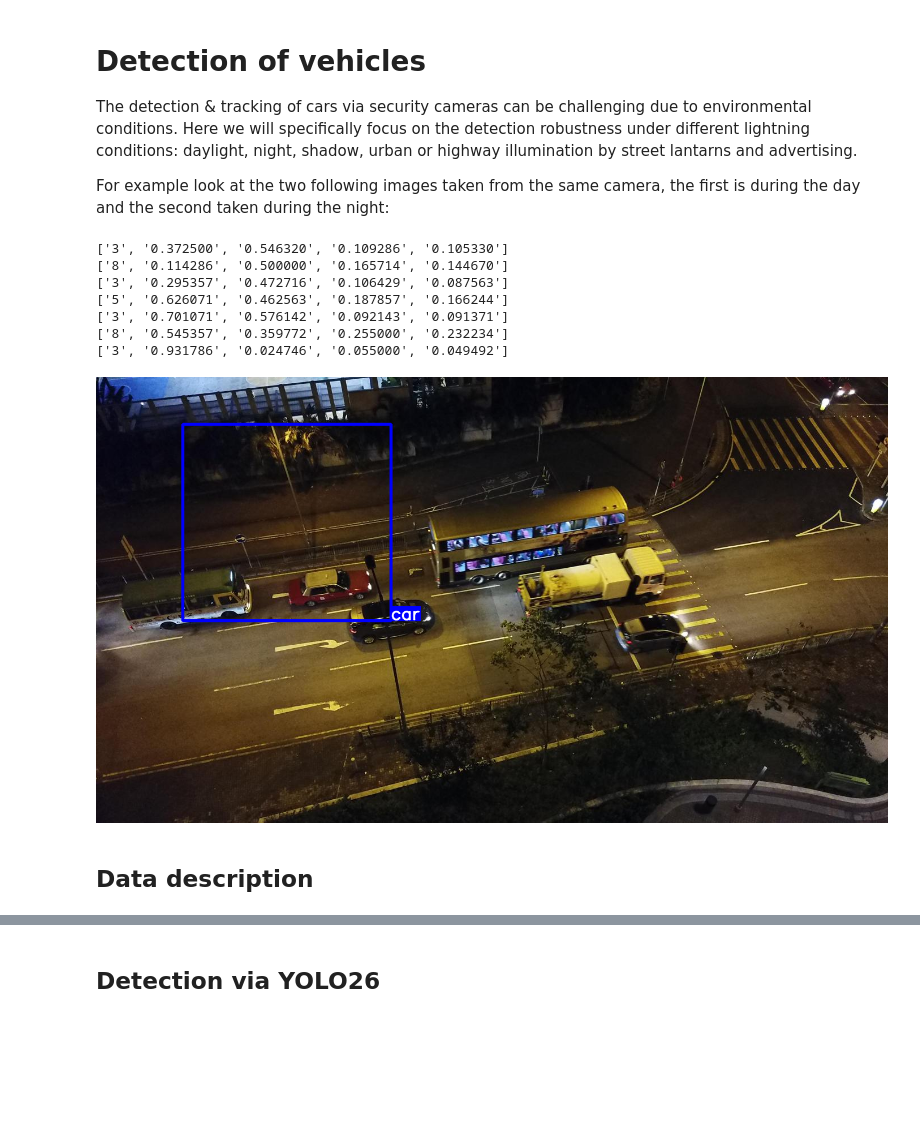
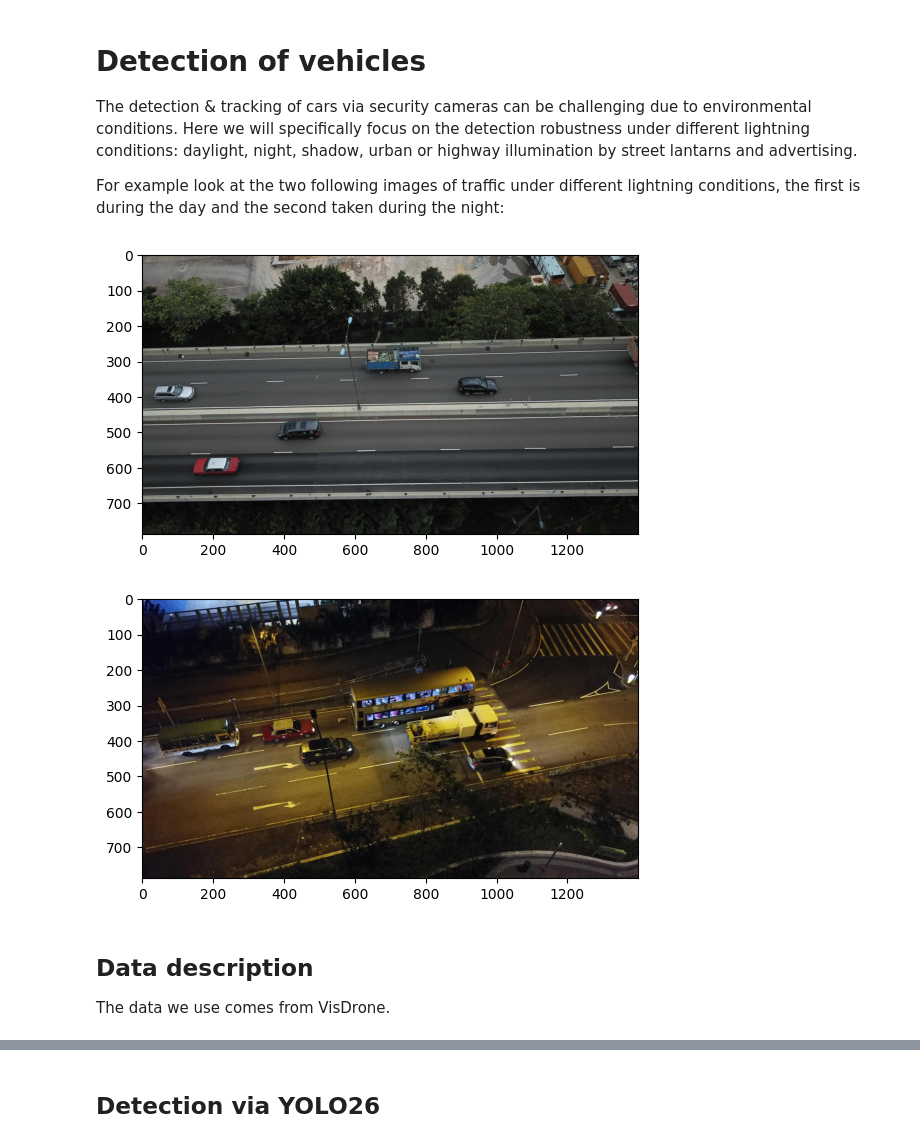
Before and after one commit to ai-photonics/derin-car-tracking, a Jupyter notebook: detection.ipynb, the cells around one changed output, grey strips where cells are left out. Cells and saved outputs as stored; diff of their text form; code cells hidden in the pictures; blank space fills up the shorter version.

```diff
--- a/detection.ipynb
+++ b/detection.ipynb
@@ -3,4 +3,4 @@
 
 The detection & tracking of cars via security cameras can be challenging due to environmental conditions. Here we will specifically focus on the detection robustness under different lightning conditions: daylight, night, shadow, urban or highway illumination by street lantarns and advertising.
 
-For example look at the two following images taken from the same camera, the first is during the day and the second taken during the night:
+For example look at the two following images of traffic under different lightning conditions, the first is during the day and the second taken during the night:
@@ -65,27 +7,29 @@ def show_labeled_img(img_path, label_path=None, label_text=False):
 # %%
+from pathlib import Path
+%matplotlib inline
+from importlib import reload  # Python 3.4+
+import vis
+vis = reload(vis)
+
+
 # example light vs dark images
 base_folder = Path("C:/Users/micha/OneDrive/Desktop/aiplab-projects/datasets/visdrone")
 image_folder = base_folder / "images"
 label_folder = base_folder / "labels"
-# Day-light
+# Day-Light
+img_id = "9999951_00000_d_0000097"
+img_path = (image_folder / "train" / f"{img_id}.jpg").as_posix()
+label_path = (label_folder / "train" / f"{img_id}.txt").as_posix()
+fig_day = vis.show_labeled_img(img_path, None)
+# Night
 img_id = "9999953_00000_d_0000159"
 img_path = (image_folder / "train" / f"{img_id}.jpg").as_posix()
 label_path = (label_folder / "train" / f"{img_id}.txt").as_posix()
-img = cv2.imread(img_path)
-#show_cv2_img(img)
-show_labeled_img(img_path, label_path)
-# Night
-#img_path = (image_folder / "train" / "9999953_00000_d_0000159.jpg").as_posix()
-#img = cv2.imread(img_path)
-#show_cv2_img(img)
+fig_night = vis.show_labeled_img(img_path, None)
 # %% [output]
-['3', '0.372500', '0.546320', '0.109286', '0.105330']
-['8', '0.114286', '0.500000', '0.165714', '0.144670']
-['3', '0.295357', '0.472716', '0.106429', '0.087563']
-['5', '0.626071', '0.462563', '0.187857', '0.166244']
-['3', '0.701071', '0.576142', '0.092143', '0.091371']
-['8', '0.545357', '0.359772', '0.255000', '0.232234']
-['3', '0.931786', '0.024746', '0.055000', '0.049492']
-[figure, old version]
+[figure, new version]
+[figure, added]
 # %% [markdown]
 ## Data description
+
+The data we use comes from VisDrone.
```
Also changed, not shown: parts of 5 cells of this notebook, 2 other files.
